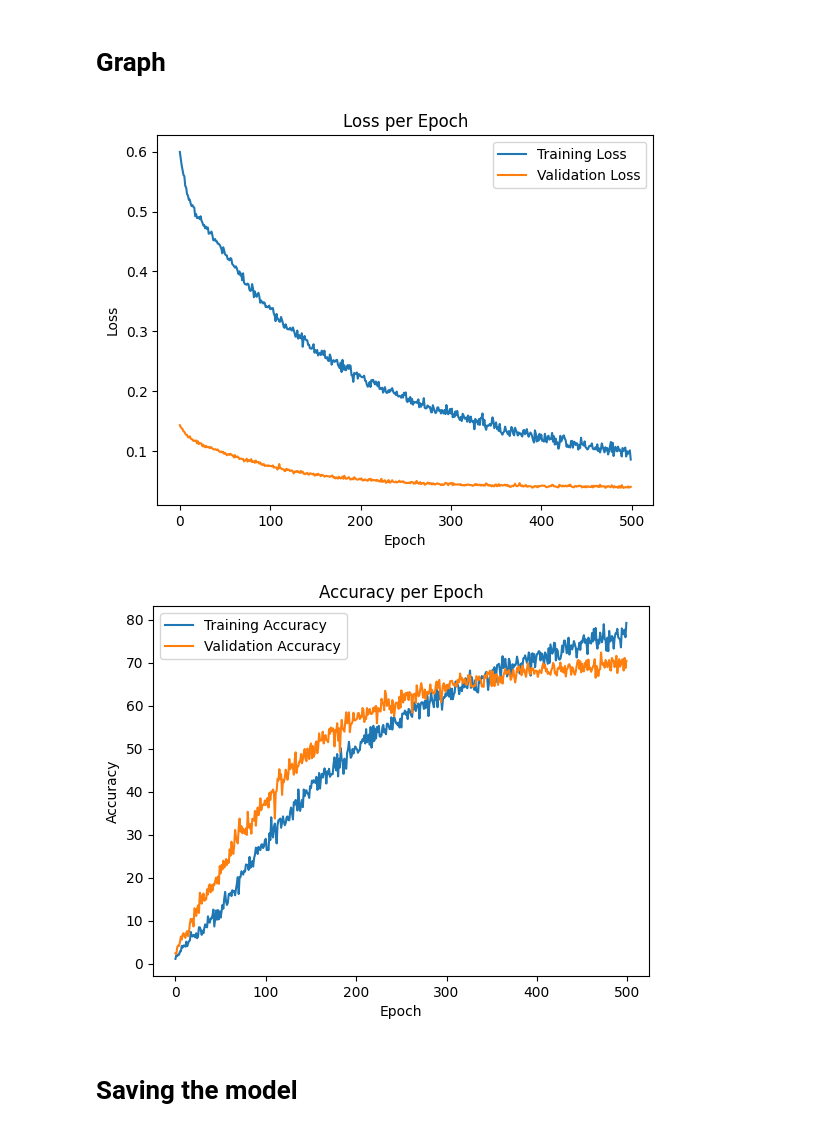
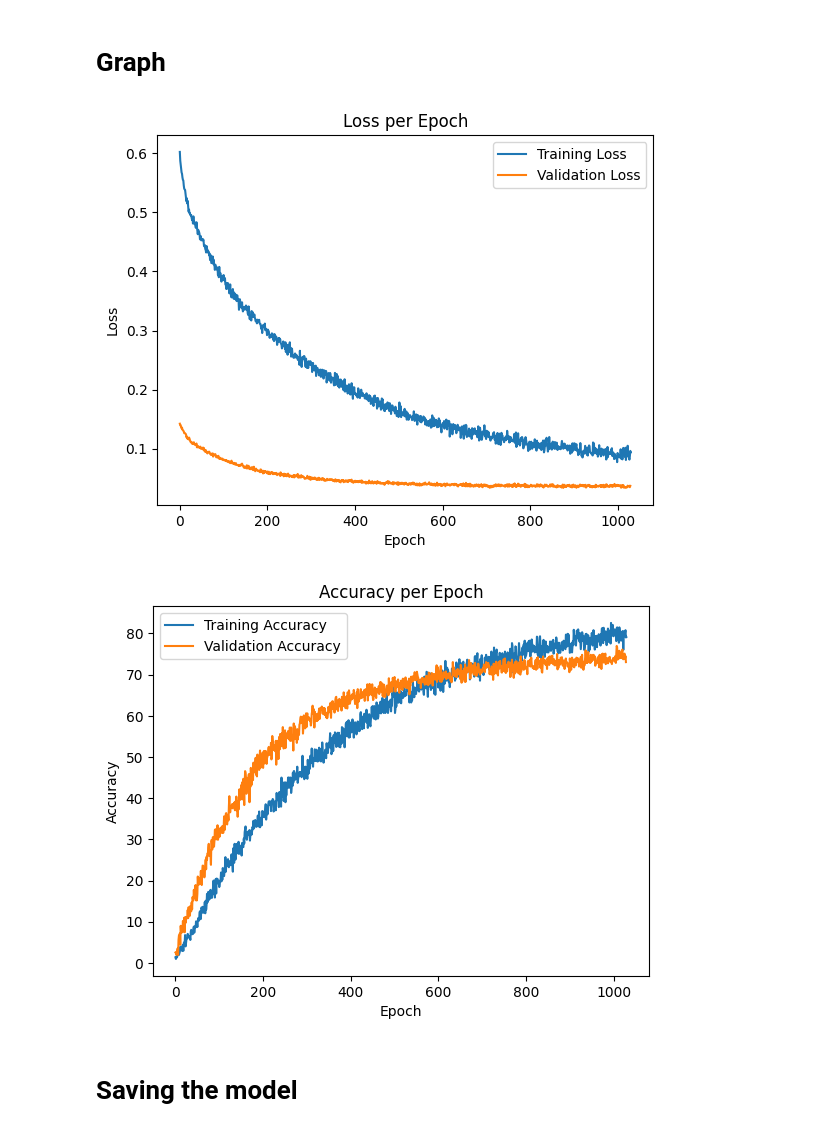
Before and after one commit to Atomix77/IMLO-IP, a Jupyter notebook: IMLO_Project.ipynb, the cells around one changed output. Drawn from its saved outputs; the diff is of its cells as text; code cells hidden in the pictures.

Commit message:
Updated Test Result
Testing: Accuracy: 72.8%, Avg loss: 0.036552 - 1000 epochs (426mins - 7 hrs 10 mins)

```diff
--- a/IMLO_Project.ipynb
+++ b/IMLO_Project.ipynb
@@ -21,6 +21,7 @@ trainingTransform = transforms.Compose([
     transforms.Resize((256, 256)),
     transforms.ColorJitter(brightness=0.2, contrast=0.2, saturation=0.2, hue=0.1),
     transforms.RandomAffine(degrees=15, translate=(0.1, 0.1), scale=(0.8, 1.2)),
+    transforms.RandomPerspective(distortion_scale=0.2, p=0.5),
     transforms.RandomRotation(180),
     transforms.RandomAutocontrast(),
     transforms.RandomAdjustSharpness(1.5, 0.5),
@@ -28,6 +29,7 @@ trainingTransform = transforms.Compose([
     transforms.RandomVerticalFlip(),
     transforms.ToTensor(),
     transforms.Normalize(torch.Tensor(mean), torch.Tensor(std)),
+    transforms.RandomErasing(p=0.5, scale=(0.02, 0.33), ratio=(0.3, 3.3), value=0, inplace=False),
     ])
 
 validationTransform = transforms.Compose([
@@ -263,7 +265,7 @@ def testModel(dataloader, model, lossFunction):
 # %%
 learningRate = 0.0001
 weightDecay = 0.0001
-epochs = 500
+epochs = 1000
 
 bestValAccuracy = 0.0
 bestValLoss = float('inf')
@@ -322,24 +331,24 @@ Testing: Accuracy: 48.5%, Avg loss: 0.063186 - 200 epochs
 # Graph
 # %%
 # Plot the loss values
-plt.plot(range(epochs), losses)
-plt.plot(range(epochs), valLosses)
+plt.plot(range(1030), losses)
+plt.plot(range(1029), valLosses)
 plt.xlabel('Epoch')
 plt.ylabel('Loss')
 plt.title('Loss per Epoch')
 plt.legend(['Training Loss', 'Validation Loss'], loc='upper right')
 plt.show()
 
-plt.plot(range(epochs), accuracy)
-plt.plot(range(epochs), valAccuracies)
+plt.plot(range(1030), accuracy)
+plt.plot(range(1029), valAccuracies)
 plt.xlabel('Epoch')
 plt.ylabel('Accuracy')
 plt.title('Accuracy per Epoch')
 plt.legend(['Training Accuracy', 'Validation Accuracy'], loc='upper left')
 plt.show()
 # %% [output]
-[figure, old version]
+[figure, new version]
-[figure, old version]
+[figure, new version]
 # %% [markdown]
 # Saving the model
 # %%
```
Also changed, not shown: parts of 4 cells of this notebook, 1 other file.
